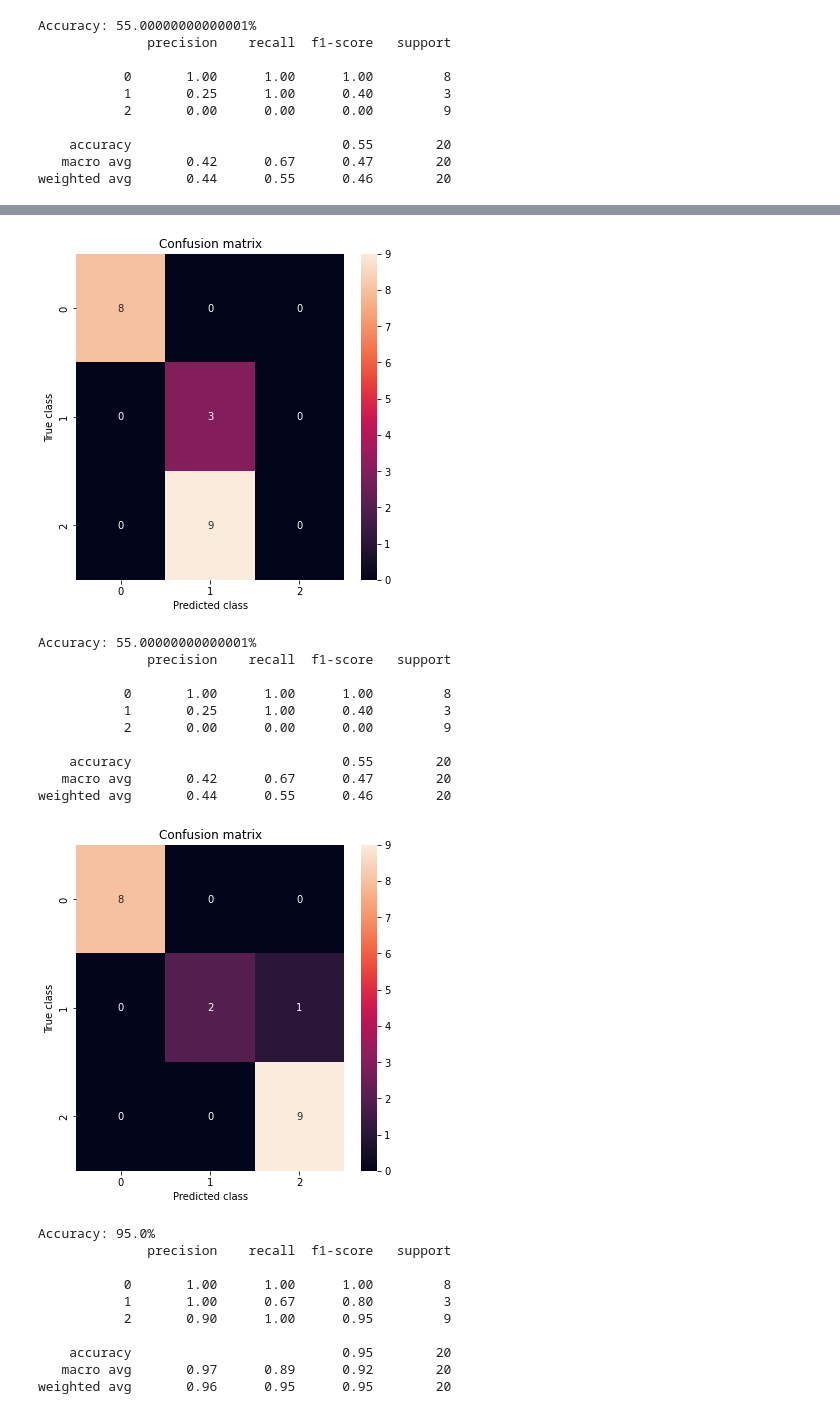
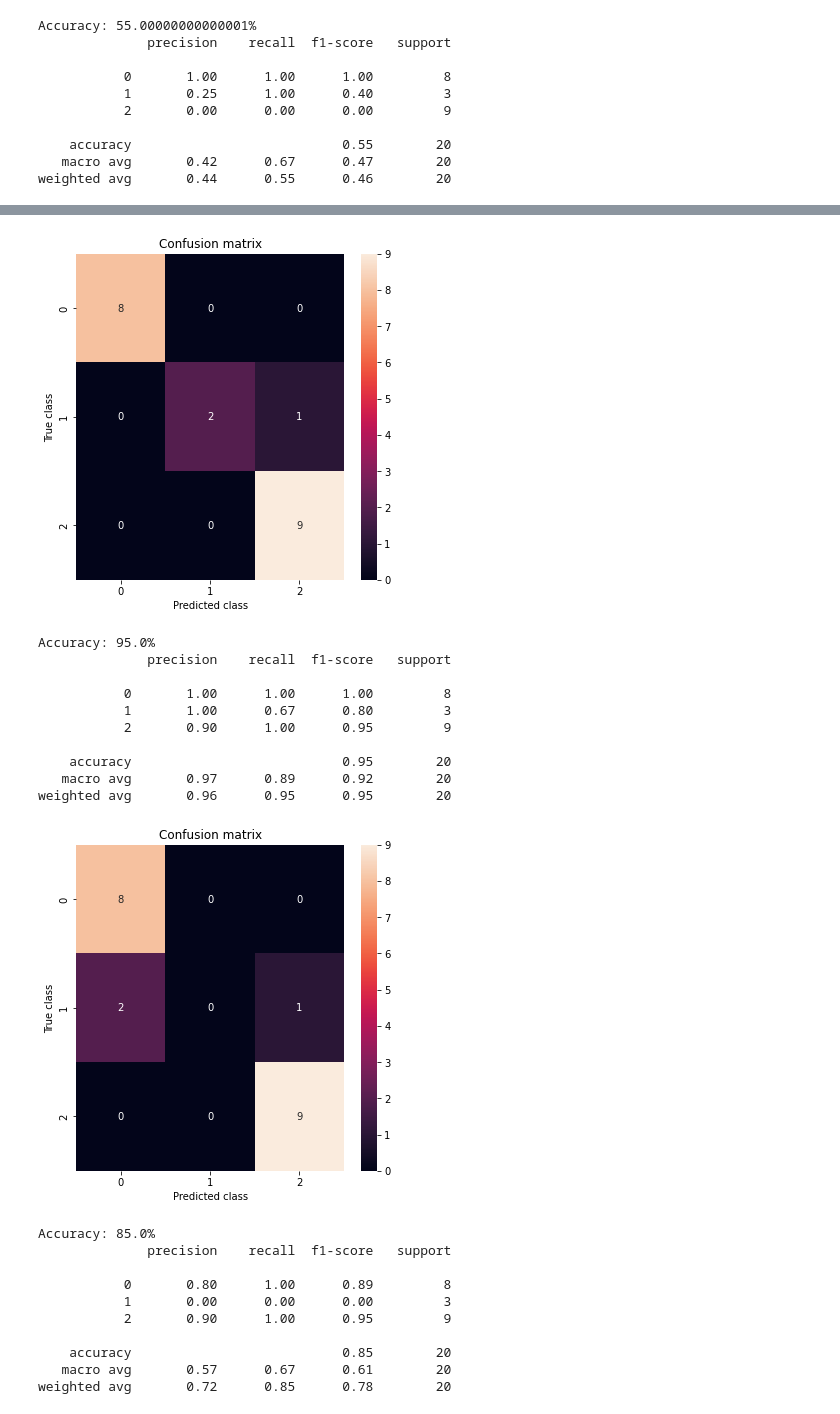
Before and after one commit to andercarrera/Extremely-Randomized-Trees-and-Random-Forest, a Jupyter notebook: notebooks/Extra-trees and Random Forest.ipynb, the cells around one changed output, grey strips where cells are left out. Saved outputs shown, nothing was run; the diff lists cells and outputs as text; code cells hidden in the pictures.

```diff
--- a/notebooks/Extra-trees and Random Forest.ipynb
+++ b/notebooks/Extra-trees and Random Forest.ipynb
@@ -92,48 +122,61 @@ weighted avg       0.44      0.55      0.46        20
 from sklearn.ensemble import RandomForestClassifier
 
 ###############################################################################
-#                          3. Stump vs Random Forest                          #
+#                          3. Random Forest                          #
 ###############################################################################
 
-# Defining the stump
-stump = DecisionTreeClassifier(max_depth=1, splitter="best", max_features="sqrt")
 
 # Create Random Forest
-ensemble = RandomForestClassifier(n_estimators=1000, bootstrap=True)
+ensemble = RandomForestClassifier(n_estimators=1000, max_depth=10, bootstrap=True)
 
 # Training classifiers
-stump.fit(X_train, np.ravel(y_train))
 ensemble.fit(X_train, np.ravel(y_train))
 
 # Making predictions
-y_pred_tree = stump.predict(X_test)
 y_pred_ensemble = ensemble.predict(X_test)
 
 # Determine performance
-show_results(y_test, y_pred_stump)
 show_results(y_test, y_pred_ensemble)
 # %% [output]
-[figure, old version]
+[figure, new version]
-Accuracy: 55.00000000000001%
+Accuracy: 95.0%
               precision    recall  f1-score   support
 
            0       1.00      1.00      1.00         8
-           1       0.25      1.00      0.40         3
-           2       0.00      0.00      0.00         9
+           1       1.00      0.67      0.80         3
+           2       0.90      1.00      0.95         9
 
-    accuracy                           0.55        20
-   macro avg       0.42      0.67      0.47        20
-weighted avg       0.44      0.55      0.46        20
+    accuracy                           0.95        20
+   macro avg       0.97      0.89      0.92        20
+weighted avg       0.96      0.95      0.95        20
-[figure, removed]
-Accuracy: 95.0%
-              precision    recall  f1-score   support
-
-           0       1.00      1.00      1.00         8
-           1       1.00      0.67      0.80         3
-           2       0.90      1.00      0.95         9
-
-    accuracy                           0.95        20
-   macro avg       0.97      0.89      0.92        20
-weighted avg       0.96      0.95      0.95        20
+# %%
+###############################################################################
+#                            4. Extra Trees                          #
+###############################################################################
+
+
+#.values will give the values in an array. (shape: (n,1) / .ravel will convert that array shape to (n, ) / ref: https://stackoverflow.com/questions/34165731/a-column-vector-y-was-passed-when-a-1d-array-was-expected
+ensemble = ExtraTreesClassifier(n_estimators=1, max_depth=1 ,bootstrap=False) #ET has no bootstrap
+
+# Training classifiers
+ensemble.fit(X_train, np.ravel(y_train))
+
+# Making predictions
+y_pred_ensemble = ensemble.predict(X_test)
+
+# Determine performance
+show_results(y_test, y_pred_ensemble)
+# %% [output]
+[figure, added]
+Accuracy: 85.0%
+              precision    recall  f1-score   support
+
+           0       0.80      1.00      0.89         8
+           1       0.00      0.00      0.00         3
+           2       0.90      1.00      0.95         9
+
+    accuracy                           0.85        20
+   macro avg       0.57      0.67      0.61        20
+weighted avg       0.72      0.85      0.78        20
 # %%
 ###############################################################################
```
Also changed, not shown: parts of 2 cells of this notebook.
